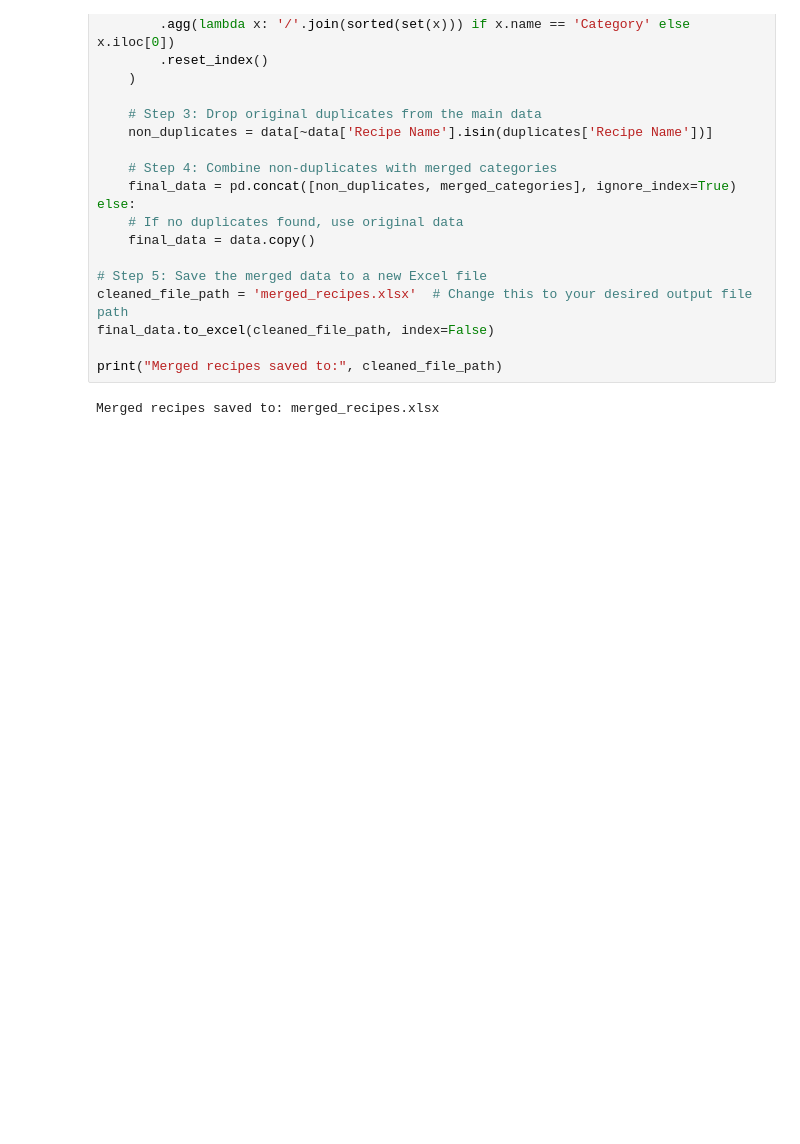
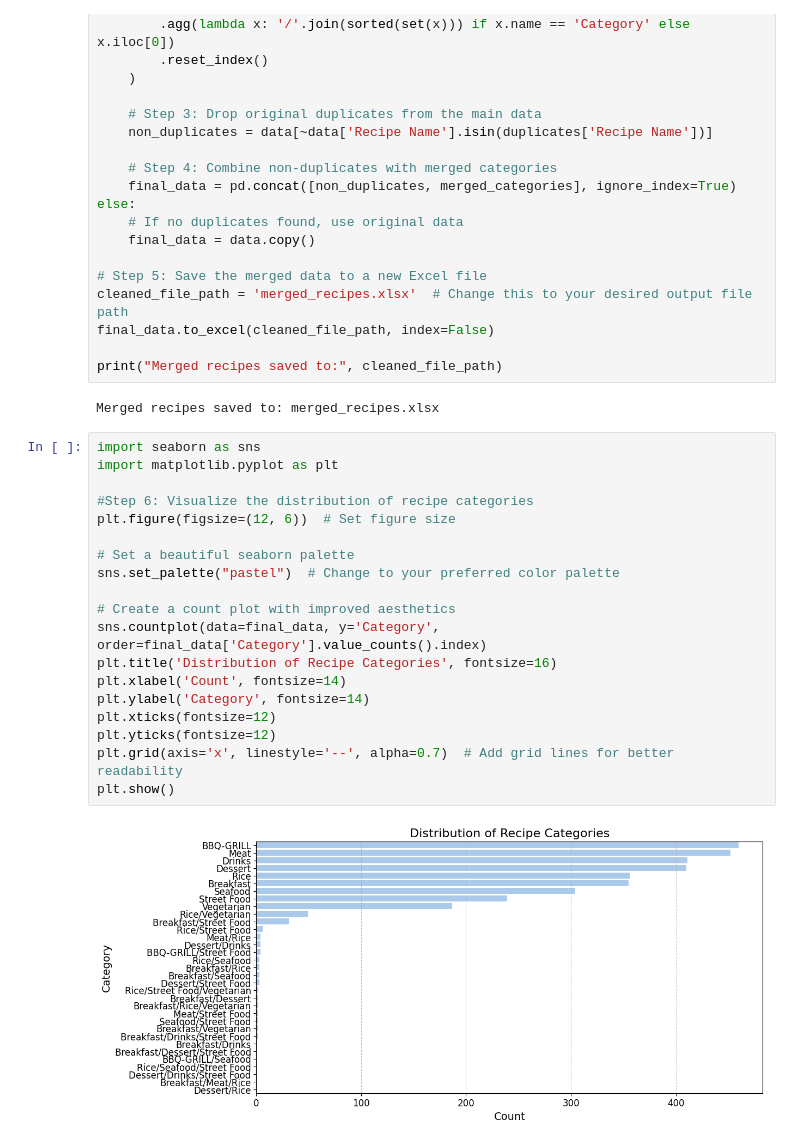
Before and after one commit to AAreesha/Recipe-Rasoi, a Jupyter notebook: Data Preprocessing.ipynb, the cells around one changed output. Drawn from its saved outputs; the diff is of its cells as text; blank space fills up the shorter version.

```diff
--- a/Data Preprocessing.ipynb
+++ b/Data Preprocessing.ipynb
@@ -164,3 +164,24 @@ final_data.to_excel(cleaned_file_path, index=False)
 print("Merged recipes saved to:", cleaned_file_path)
 # %% [output]
 Merged recipes saved to: merged_recipes.xlsx
+# %%
+import seaborn as sns
+import matplotlib.pyplot as plt
+
+#Step 6: Visualize the distribution of recipe categories
+plt.figure(figsize=(12, 6))  # Set figure size
+
+# Set a beautiful seaborn palette
+sns.set_palette("pastel")  # Change to your preferred color palette
+
+# Create a count plot with improved aesthetics
+sns.countplot(data=final_data, y='Category', order=final_data['Category'].value_counts().index)
+plt.title('Distribution of Recipe Categories', fontsize=16)
+plt.xlabel('Count', fontsize=14)
+plt.ylabel('Category', fontsize=14)
+plt.xticks(fontsize=12)
+plt.yticks(fontsize=12)
+plt.grid(axis='x', linestyle='--', alpha=0.7)  # Add grid lines for better readability
+plt.show()
+# %% [output]
+[figure, added]
```
Also changed, not shown: parts of 1 cell of this notebook, 6 other files.
